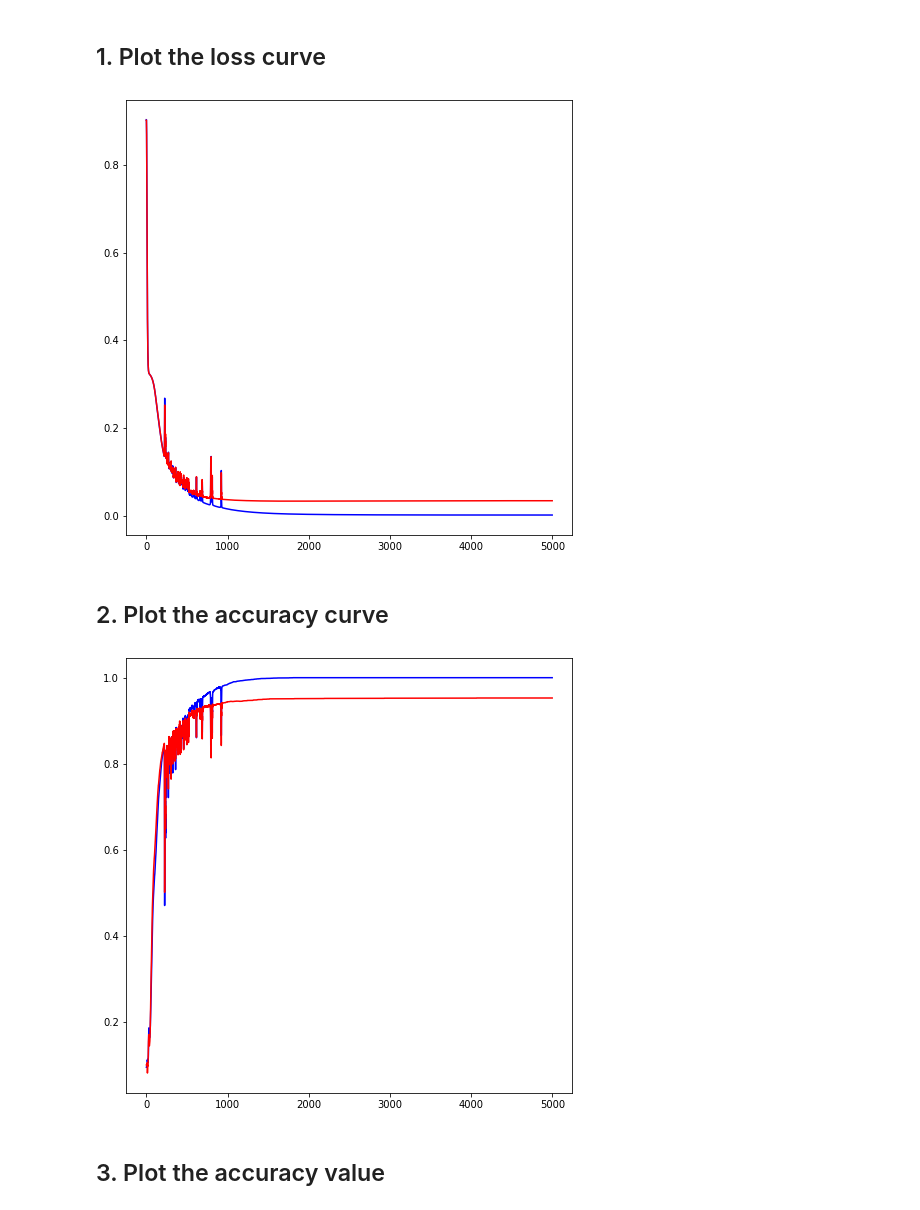
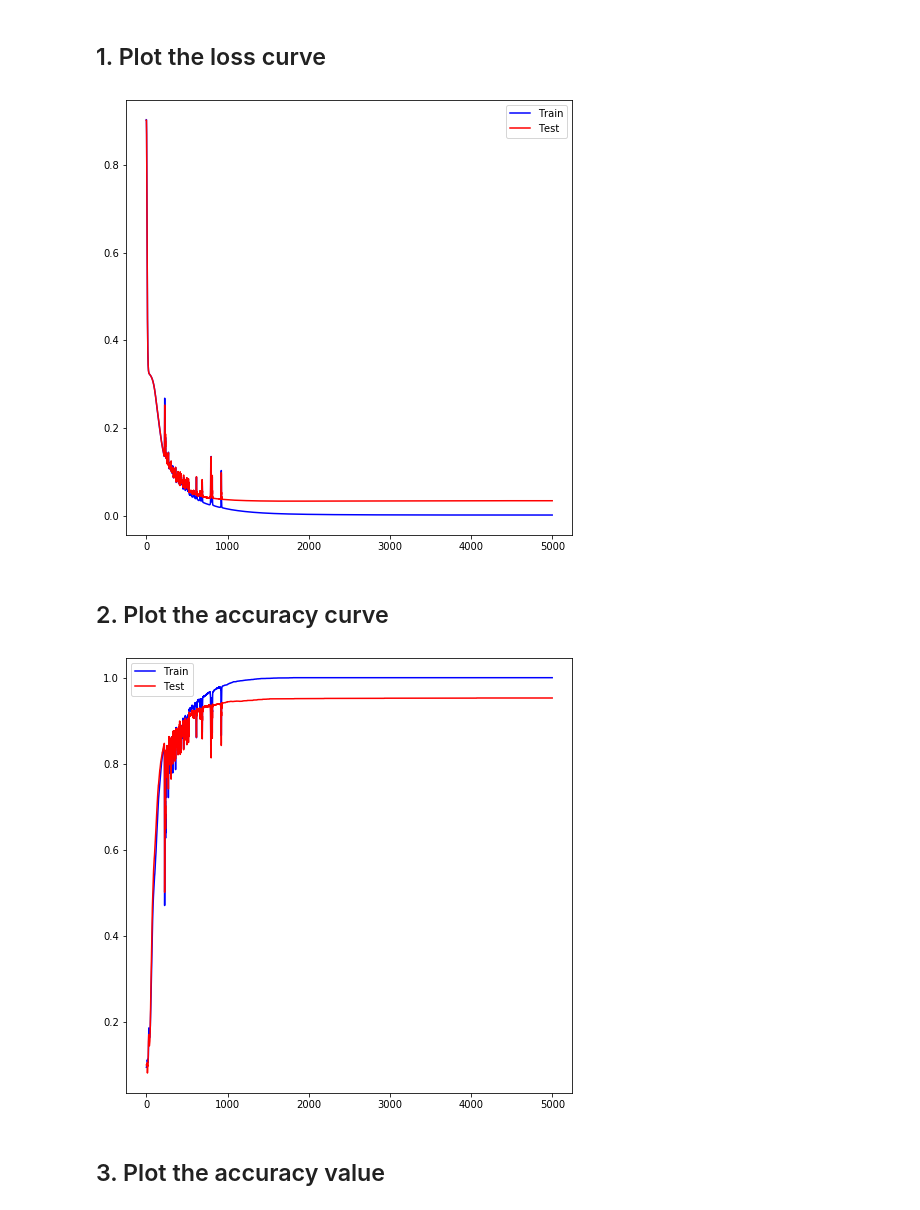
Before and after one commit to wonbeomjang/CAU54161-Machine-learning-class, a Jupyter notebook: Assignment_09/Assignment_09.ipynb, the cells around one changed output. Drawn from its saved outputs; the diff is of its cells as text; code cells hidden in the pictures.

Commit message:
add legend

```diff
--- a/Assignment_09/Assignment_09.ipynb
+++ b/Assignment_09/Assignment_09.ipynb
@@ -208,19 +208,21 @@ correct_images.shape, worng_images.shape
 # %%
 plt.figure(figsize=(8, 8))
 plt.plot(train_losses, label='Train', c='b')
 plt.plot(test_losses, label='Test', c='r')
+plt.legend()
 plt.show()
 # %% [output]
-[figure, old version]
+[figure, new version]
 # %% [markdown]
 ## 2. Plot the accuracy curve
 # %%
 plt.figure(figsize=(8, 8))
 plt.plot(train_accuracyes, label='Train', c='b')
 plt.plot(test_accuracyes, label='Test', c='r')
+plt.legend()
 plt.show()
 # %% [output]
-[figure, old version]
+[figure, new version]
 # %% [markdown]
 ## 3. Plot the accuracy value
 # %%
```
Also changed, not shown: parts of 2 cells of this notebook.
